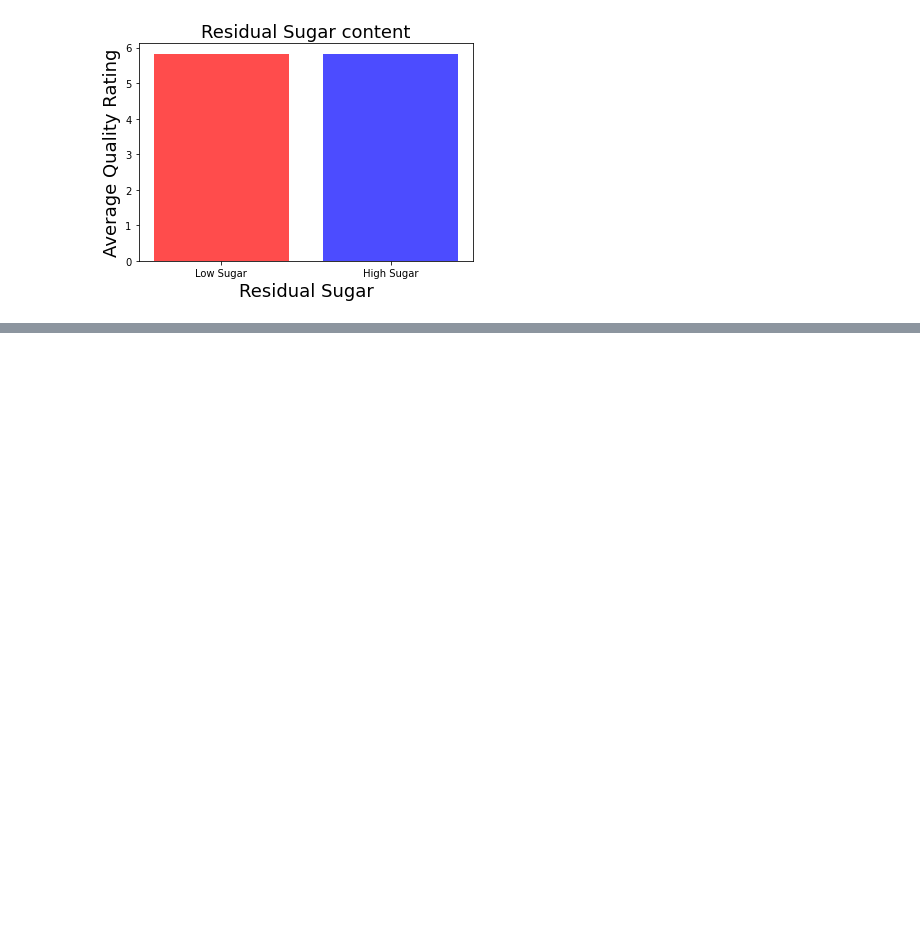
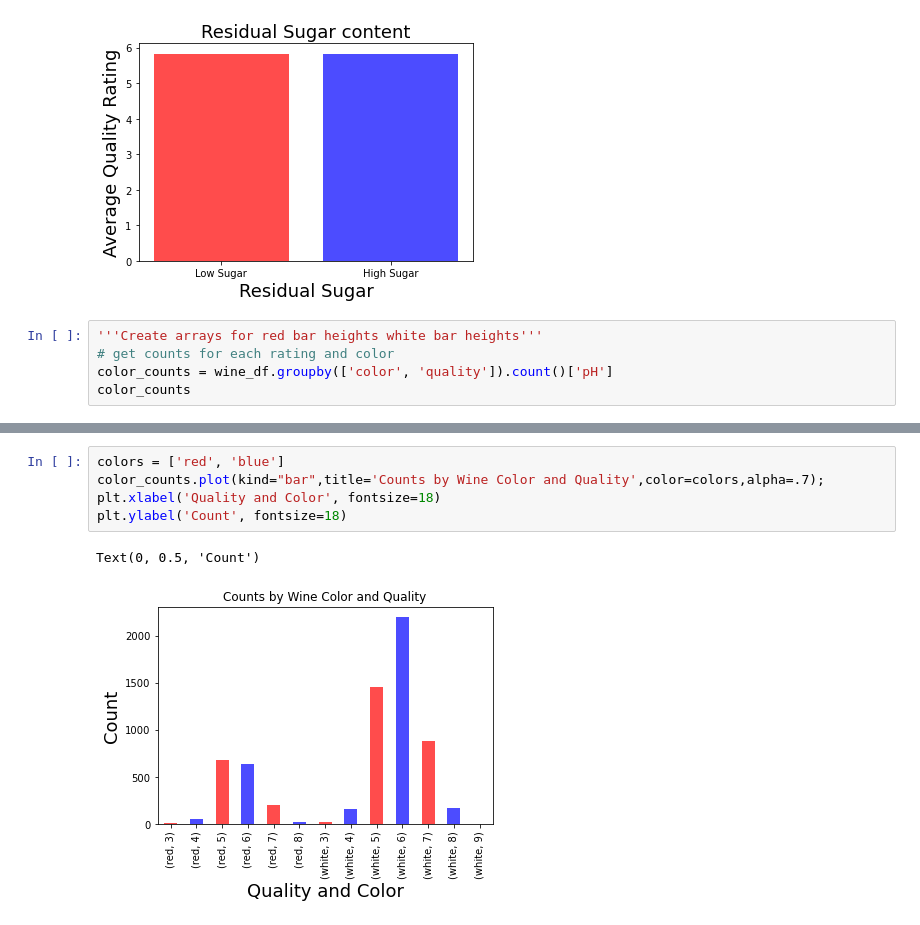
Before and after one commit to MRX44/Wine-Data-analysis, a Jupyter notebook: Untitled.ipynb, the cells around one changed output, grey strips where cells are left out. Saved outputs shown, nothing was run; the diff lists cells and outputs as text; blank space fills up the shorter version.

Commit message:
add visuals for wine quality and wine color

```diff
--- a/Untitled.ipynb
+++ b/Untitled.ipynb
@@ -289,3 +289,8 @@ plt.xlabel("Residual Sugar",fontsize=18)
 plt.ylabel('Average Quality Rating',fontsize=18);
 # %% [output]
 [figure]
+# %%
+'''Create arrays for red bar heights white bar heights'''
+# get counts for each rating and color
+color_counts = wine_df.groupby(['color', 'quality']).count()['pH']
+color_counts
@@ -291,0 +313,8 @@ plt.ylabel('Average Quality Rating',fontsize=18);
+# %%
+colors = ['red', 'blue']
+color_counts.plot(kind="bar",title='Counts by Wine Color and Quality',color=colors,alpha=.7);
+plt.xlabel('Quality and Color', fontsize=18)
+plt.ylabel('Count', fontsize=18)
+# %% [output]
+Text(0, 0.5, 'Count')
+[figure, added]
```
Also changed, not shown: parts of 2 cells of this notebook.
